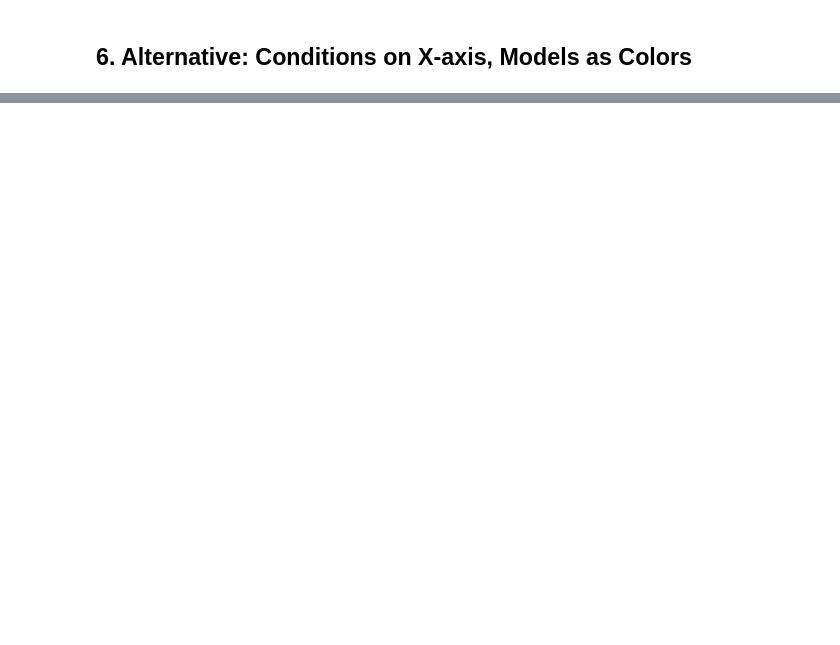
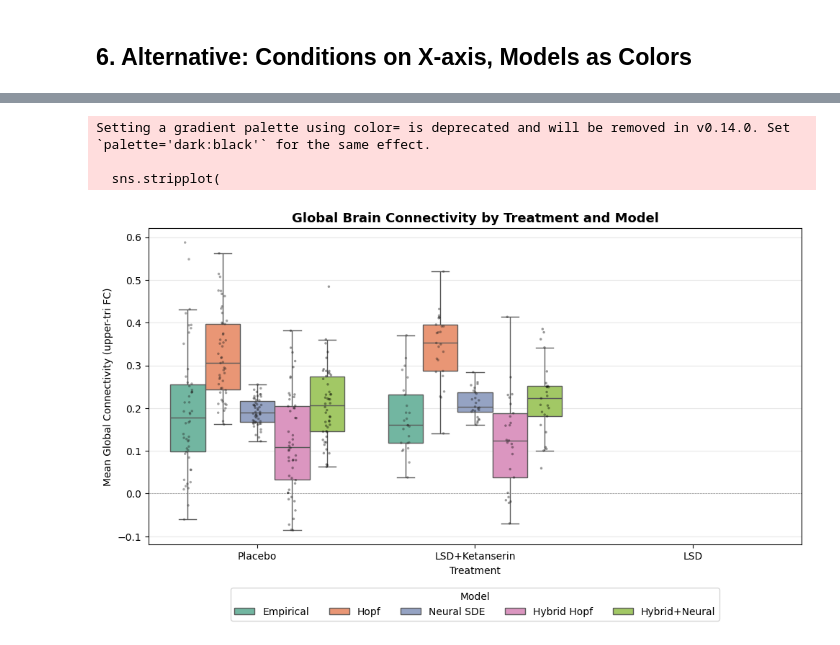
Before and after one commit to dani2442/neuroscience_control, a Jupyter notebook: examples/fc_boxplots.ipynb, the cells around one changed output, grey strips where cells are left out. Cells and saved outputs as stored; diff of their text form; code cells hidden in the pictures; blank space fills up the shorter version.

```diff
--- a/examples/fc_boxplots.ipynb
+++ b/examples/fc_boxplots.ipynb
@@ -46,10 +56,18 @@ from src.training.evaluation import rollout_model
 dataset = NeuroscienceDataset.from_lsd(data_dir=LSD_DATA_DIR, normalize=True, device=DEVICE)
 print(f"n_rois={dataset.n_rois}  n_subjects={dataset.n_subjects}  T={dataset.n_timepoints}")
 
-# Group subject indices by condition
+# Group subject indices by full control vector (handles LSD's 2-D one-hot pairs).
 subjects_per_ctrl = {}
-for cv in sorted(CONDITION_LABELS.keys()):
-    mask = dataset.control[:, 0] == cv
+ctrl_np = dataset.control.detach().cpu().numpy()
+for cv in CONDITION_LABELS.keys():
+    target = np.asarray(cv, dtype=ctrl_np.dtype)
+    if ctrl_np.shape[1] != target.shape[0]:
+        raise RuntimeError(
+            f"Control dim mismatch: dataset has {ctrl_np.shape[1]} dims, "
+            f"CONDITION_LABELS expects {target.shape[0]}"
+        )
+    mask = np.all(ctrl_np == target, axis=1)
     if mask.sum() > 0:
-        subjects_per_ctrl[cv] = mask.nonzero(as_tuple=True)[0]
-        print(f"  ctrl={cv} ({CONDITION_LABELS[cv]}): {mask.sum().item()} subjects")
+        idx = torch.from_numpy(np.nonzero(mask)[0]).to(dataset.timeseries.device)
+        subjects_per_ctrl[cv] = idx
+        print(f"  ctrl={cv} ({CONDITION_LABELS[cv]}): {int(mask.sum())} subjects")
@@ -364,0 +441,39 @@ plt.show()
+# %%
+treatment_order = [CONDITION_LABELS[cv] for cv in ctrl_vals]
+
+fig, ax = plt.subplots(figsize=(10, 6))
+sns.boxplot(
+    x="Treatment", y="Global Connectivity", hue="Model",
+    data=df_global, order=treatment_order, hue_order=GLOBAL_MODELS,
+    palette="Set2", ax=ax, fliersize=0,
+)
+sns.stripplot(
+    x="Treatment", y="Global Connectivity", hue="Model",
+    data=df_global, order=treatment_order, hue_order=GLOBAL_MODELS,
+    dodge=True, color="black", alpha=0.4, size=2.5, ax=ax,
+)
+
+handles, labels = ax.get_legend_handles_labels()
+n_m = len(GLOBAL_MODELS)
+ax.legend(handles[:n_m], labels[:n_m], title="Model",
+          loc="upper center", bbox_to_anchor=(0.5, -0.12),
+          ncol=n_m, frameon=True)
+
+ax.set_title("Global Brain Connectivity by Treatment and Model", fontsize=13, fontweight="bold")
+ax.set_ylabel("Mean Global Connectivity (upper-tri FC)")
+ax.grid(axis="y", alpha=0.3)
+ax.axhline(0, color="gray", linewidth=0.5, linestyle="--")
+
+plt.tight_layout()
+Path("paper/images/lsd").mkdir(parents=True, exist_ok=True)
+plt.savefig("paper/images/lsd/global_connectivity_boxplot.pdf", bbox_inches="tight", dpi=150)
+Path("paper/images_png/lsd").mkdir(parents=True, exist_ok=True)
+plt.savefig("paper/images_png/lsd/global_connectivity_boxplot.png", bbox_inches="tight", dpi=200)
+Path("paper/images_svg/lsd").mkdir(parents=True, exist_ok=True)
+plt.savefig("paper/images_svg/lsd/global_connectivity_boxplot.svg", bbox_inches="tight")
+plt.show()
+# %% [output]
+Setting a gradient palette using color= is deprecated and will be removed in v0.14.0. Set `palette='dark:black'` for the same effect.
+
+  sns.stripplot(
+[figure, added]
```
Also changed, not shown: parts of 8 cells of this notebook, 48 other files.
